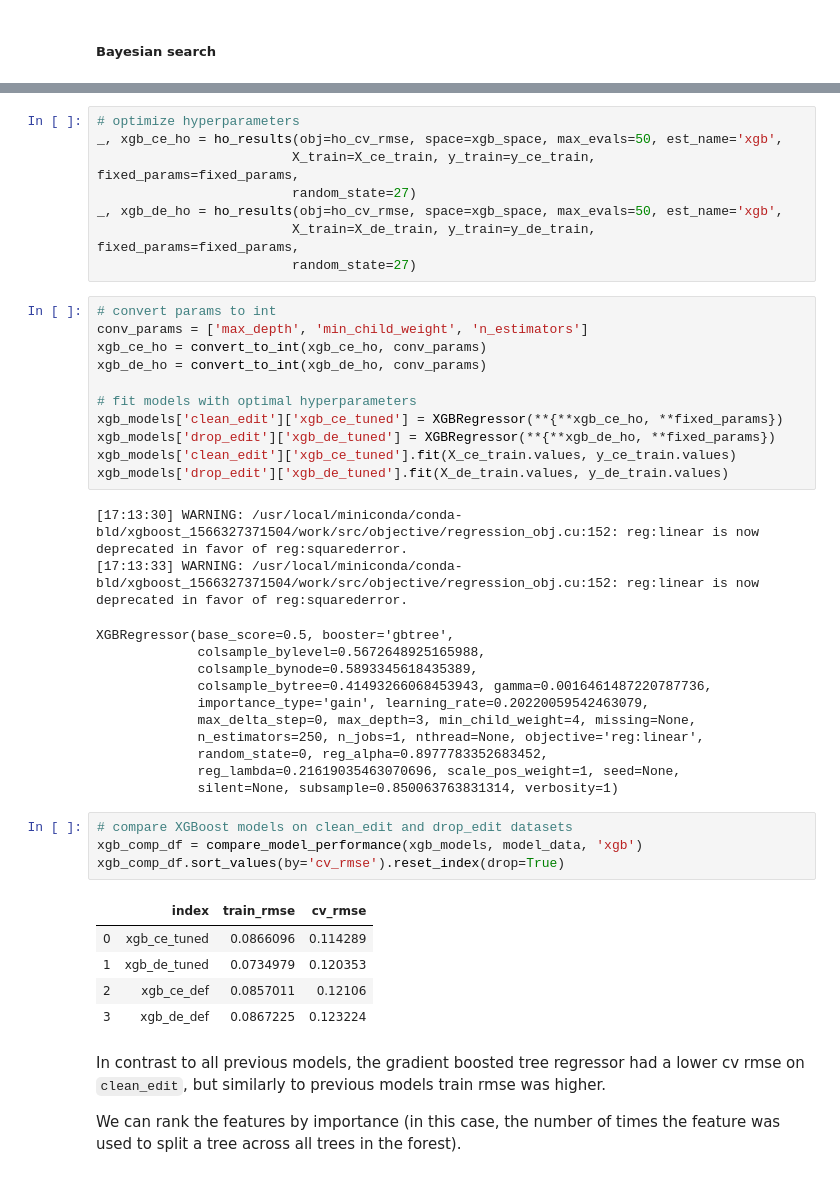
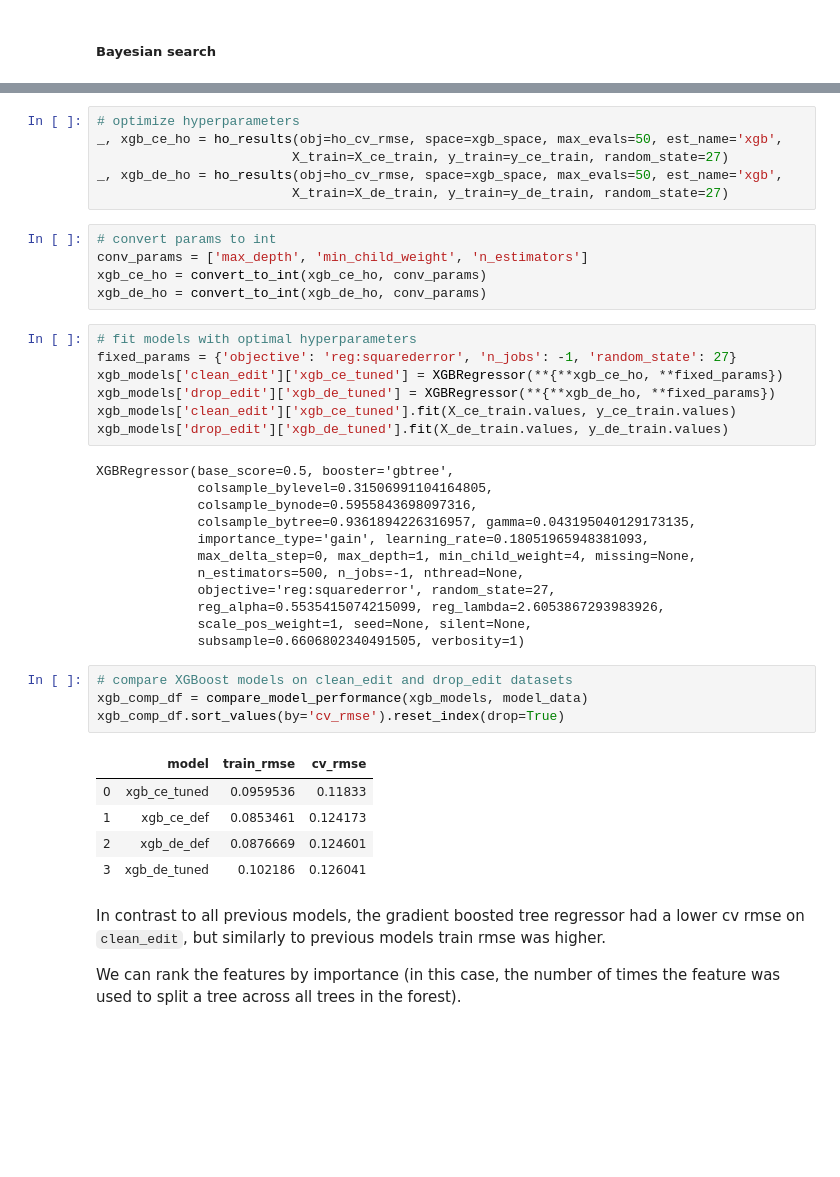
Before and after one commit to rmwenzel/ames_house_prices, a Jupyter notebook: notebooks/model.ipynb, the cells around one changed output, grey strips where cells are left out. Drawn from its saved outputs; the diff is of its cells as text; blank space fills up the shorter version.

```diff
--- a/notebooks/model.ipynb
+++ b/notebooks/model.ipynb
@@ -726,45 +734,43 @@ fixed_params = {'objective': 'reg:squarederror',
 # %%
 # optimize hyperparameters
 _, xgb_ce_ho = ho_results(obj=ho_cv_rmse, space=xgb_space, max_evals=50, est_name='xgb',
-                         X_train=X_ce_train, y_train=y_ce_train,  fixed_params=fixed_params,
-                         random_state=27)
+                         X_train=X_ce_train, y_train=y_ce_train, random_state=27)
 _, xgb_de_ho = ho_results(obj=ho_cv_rmse, space=xgb_space, max_evals=50, est_name='xgb',
-                         X_train=X_de_train, y_train=y_de_train,  fixed_params=fixed_params,
-                         random_state=27)
+                         X_train=X_de_train, y_train=y_de_train, random_state=27)
+# %%
+# convert params to int
+conv_params = ['max_depth', 'min_child_weight', 'n_estimators']
+xgb_ce_ho = convert_to_int(xgb_ce_ho, conv_params)
+xgb_de_ho = convert_to_int(xgb_de_ho, conv_params)
 # %%
-# convert params to int
-conv_params = ['max_depth', 'min_child_weight', 'n_estimators']
-xgb_ce_ho = convert_to_int(xgb_ce_ho, conv_params)
-xgb_de_ho = convert_to_int(xgb_de_ho, conv_params)
-
 # fit models with optimal hyperparameters
+fixed_params = {'objective': 'reg:squarederror', 'n_jobs': -1, 'random_state': 27}
 xgb_models['clean_edit']['xgb_ce_tuned'] = XGBRegressor(**{**xgb_ce_ho, **fixed_params})
 xgb_models['drop_edit']['xgb_de_tuned'] = XGBRegressor(**{**xgb_de_ho, **fixed_params})
 xgb_models['clean_edit']['xgb_ce_tuned'].fit(X_ce_train.values, y_ce_train.values)
 xgb_models['drop_edit']['xgb_de_tuned'].fit(X_de_train.values, y_de_train.values)
 # %% [output]
-[17:13:30] WARNING: /usr/local/miniconda/conda-bld/xgboost_1566327371504/work/src/objective/regression_obj.cu:152: reg:linear is now deprecated in favor of reg:squarederror.
-[17:13:33] WARNING: /usr/local/miniconda/conda-bld/xgboost_1566327371504/work/src/objective/regression_obj.cu:152: reg:linear is now deprecated in favor of reg:squarederror.
+XGBRegressor(base_score=0.5, booster='gbtree',
+             colsample_bylevel=0.31506991104164805,
+             colsample_bynode=0.5955843698097316,
+             colsample_bytree=0.9361894226316957, gamma=0.043195040129173135,
+             importance_type='gain', learning_rate=0.18051965948381093,
+             max_delta_step=0, max_depth=1, min_child_weight=4, missing=None,
+             n_estimators=500, n_jobs=-1, nthread=None,
+             objective='reg:squarederror', random_state=27,
+             reg_alpha=0.5535415074215099, reg_lambda=2.6053867293983926,
+             scale_pos_weight=1, seed=None, silent=None,
+             subsample=0.6606802340491505, verbosity=1)
-XGBRegressor(base_score=0.5, booster='gbtree',
-             colsample_bylevel=0.5672648925165988,
-             colsample_bynode=0.5893345618435389,
-             colsample_bytree=0.41493266068453943, gamma=0.0016461487220787736,
-             importance_type='gain', learning_rate=0.20220059542463079,
-             max_delta_step=0, max_depth=3, min_child_weight=4, missing=None,
-             n_estimators=250, n_jobs=1, nthread=None, objective='reg:linear',
-             random_state=0, reg_alpha=0.8977783352683452,
-             reg_lambda=0.21619035463070696, scale_pos_weight=1, seed=None,
-             silent=None, subsample=0.850063763831314, verbosity=1)
 # %%
 # compare XGBoost models on clean_edit and drop_edit datasets
-xgb_comp_df = compare_model_performance(xgb_models, model_data, 'xgb')
+xgb_comp_df = compare_model_performance(xgb_models, model_data)
 xgb_comp_df.sort_values(by='cv_rmse').reset_index(drop=True)
 # %% [output]
-|  | index | train_rmse | cv_rmse |
-| 0 | xgb_ce_tuned | 0.0866096 | 0.114289 |
-| 1 | xgb_de_tuned | 0.0734979 | 0.120353 |
-| 2 | xgb_ce_def | 0.0857011 | 0.12106 |
-| 3 | xgb_de_def | 0.0867225 | 0.123224 |
+|  | model | train_rmse | cv_rmse |
+| 0 | xgb_ce_tuned | 0.0959536 | 0.11833 |
+| 1 | xgb_ce_def | 0.0853461 | 0.124173 |
+| 2 | xgb_de_def | 0.0876669 | 0.124601 |
+| 3 | xgb_de_tuned | 0.102186 | 0.126041 |
 # %% [markdown]
 In contrast to all previous models, the gradient boosted tree regressor had a lower cv rmse on `clean_edit`, but similarly to previous models train rmse was higher.
 
```
Also changed, not shown: parts of 26 cells of this notebook, 2 other files.
